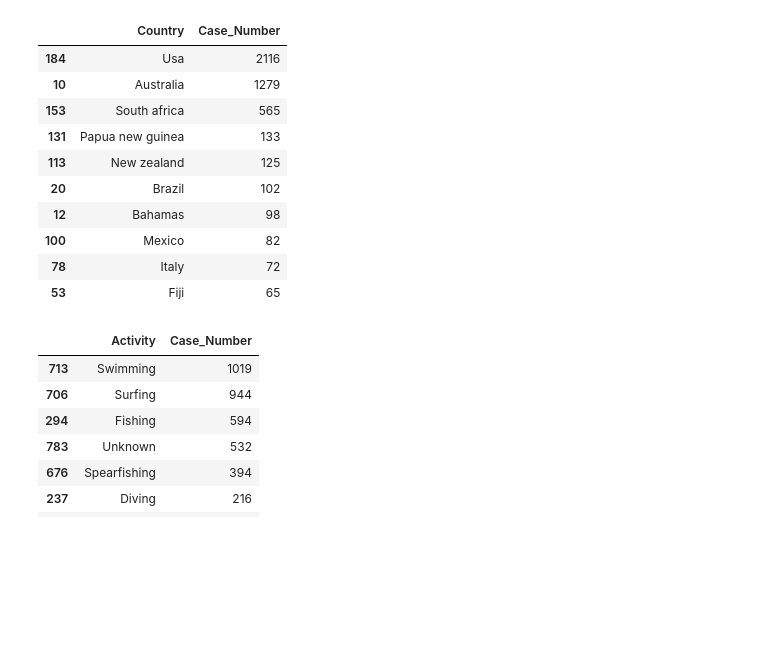
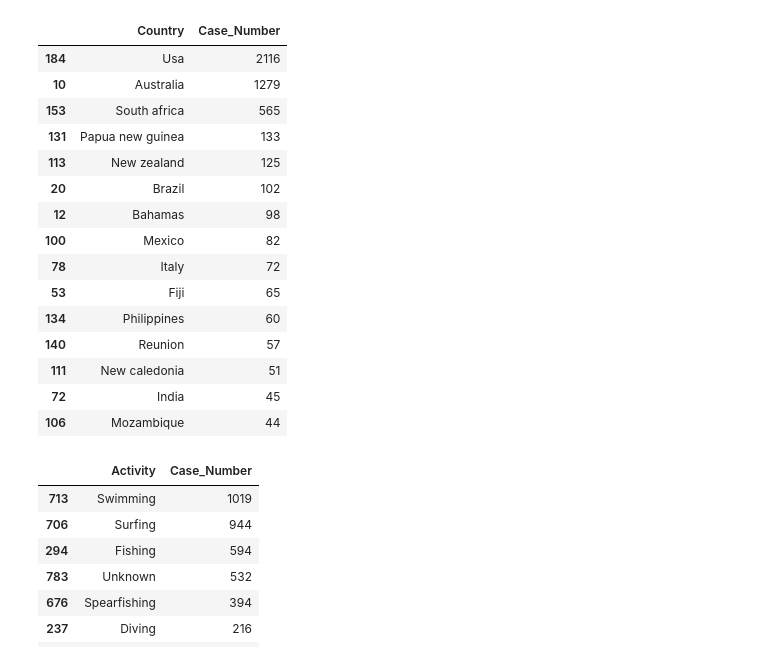
Before and after one commit to ta-datapt-bcn/project-pandas, a Jupyter notebook: project.ipynb, the cells around one changed output. Drawn from its saved outputs; the diff is of its cells as text; code cells hidden in the pictures; blank space fills up the shorter version.

```diff
--- a/project.ipynb
+++ b/project.ipynb
@@ -231,9 +269,10 @@ Name: Activity, Length: 846, dtype: int64
 #df['Date'] = df['Date'].str.replace("Before ","")
 # %%
 #df[['Year','Month']] = df.Date.str.split(" ",expand=True)
-df[['Year_Date','Month_Date','Date__Date']] = pd.DataFrame(df.Date.str.split(' ',2).tolist(),columns =['Y_D','M_D','D_D'])
+'''Tanto en las columnas Case_Number como Date
+tenemos datos de fechas, y como casi siempre sigue
+la misma estructura podemos hacer un split para
+luego quedarnos con los datos que mas nos interesan'''
+
+df[['Year_Date','Month_Date','Date_Date']] = pd.DataFrame(df.Date.str.split(' ',2).tolist(),columns =['Y_D','M_D','D_D'])
 df[['Year_Case','Month','Date_Case','Case_Case']] = pd.DataFrame(df.Case_Number.str.split(' ',3).tolist(),columns =['Y_C','M_C','D_C','C_C'])
-
-drop_cols2=['Year_Case','Date_Case','Case_Case']
-df=df.drop(drop_cols2,axis=1)
-df
@@ -254,9 +289,16 @@ df
 # %%
+'''Tanto en las columnas Year Year_Date tenemos años
+y para segun que filas tenemos datos en una columna
+y no en la otra asi que cuando el valor es 0 en la
+columna miramos si en la otra existe un valor y lo unificamos'''
 
 #df['Year'] = df['Year'].str.replace("0",df['Date'])
 df['Year'].replace('0',df['Year_Date'],inplace=True)
 
-drop_cols3=['Year_Date','Month_Date','Date__Date']
+
+'''Una vez utilizas las columnas las eliminamos'''
+
+drop_cols3=['Year_Date','Month_Date','Date_Date']
 df=df.drop(drop_cols3,axis=1)
 # %%
 #pd.options.display.max_rows=None
@@ -266,6 +311,11 @@ df['Hour'] = df['Hour'].str.capitalize()
 df['Hour'] = df['Hour'].apply(lambda x: beg_white(x))
 df['Hour2'] = df['Hour'].str.capitalize()
 # %%
+'''Como tenemos muy pocos datos de horas,
+para poder aprovecharlos y poder analizarlos
+los agrupamos segun las horas del dia. hay datos que ya tenian estas categorias asi que unificamos.'''
+
+df['Hour2'] = df['Hour2'].str.replace('Nig','Night')
 
 df['Hour2'] = df['Hour2'].str.replace('00','Night')
 df['Hour2'] = df['Hour2'].str.replace('01','Night')
@@ -372,0 +361,10 @@ Name: Hour2, dtype: int64
+# %%
+df['Age'] = df['Age'].apply(lambda x: get_num(x))
+
+count=0
+for i in df['Age']:
+    if len(i)==0:
+        df['Age'][count]='Unknown'
+    else:
+        df['Age'][count]=i[0]
+    count+=1
@@ -373,18 +384,23 @@ Name: Hour2, dtype: int64
 # %%
 countries = df.groupby('Country', as_index=False)['Case_Number'].count()
-countries.sort_values(by=['Case_Number'], ascending=False).head(10)
+countries.sort_values(by=['Case_Number'], ascending=False).head(15)
 # %% [output]
 |  | Country | Case_Number |
 | 184 | Usa | 2116 |
 | 10 | Australia | 1279 |
 | 153 | South africa | 565 |
 | 131 | Papua new guinea | 133 |
 | 113 | New zealand | 125 |
 | 20 | Brazil | 102 |
 | 12 | Bahamas | 98 |
 | 100 | Mexico | 82 |
 | 78 | Italy | 72 |
 | 53 | Fiji | 65 |
+| 134 | Philippines | 60 |
+| 140 | Reunion | 57 |
+| 111 | New caledonia | 51 |
+| 72 | India | 45 |
+| 106 | Mozambique | 44 |
 # %%
 Activity = df.groupby('Activity', as_index=False)['Case_Number'].count()
 Activity.sort_values(by=['Case_Number'], ascending=False).head(10)
```
Also changed, not shown: parts of 56 cells of this notebook, 1 other file.
